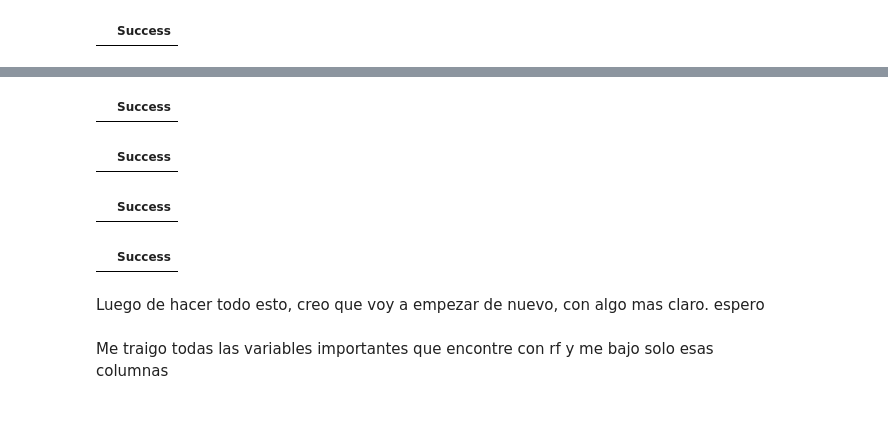
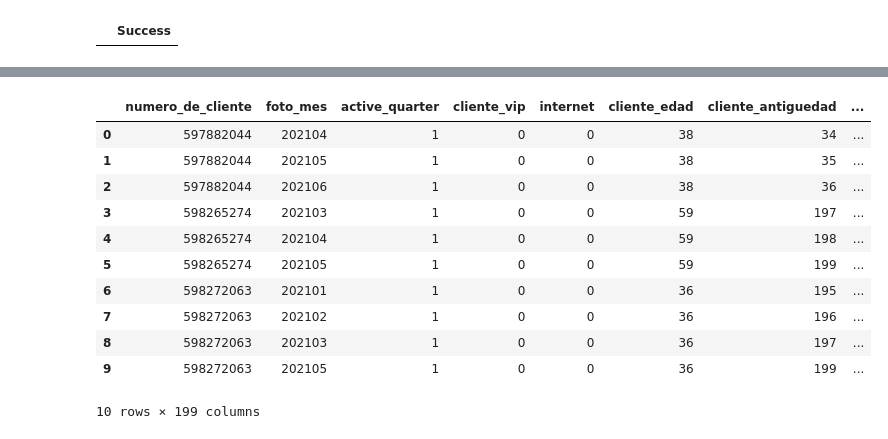
Before and after one commit to dmecoyfin/dmeyf2024, a Jupyter notebook: src/Competencia_1/Feature_Engineering_en_SQL.ipynb, the cells around one changed output, grey strips where cells are left out. Cells and saved outputs as stored; diff of their text form; code cells hidden in the pictures.

Commit message:
avance clusters, solo entreno con variables importantes

```diff
--- a/src/Competencia_1/Feature_Engineering_en_SQL.ipynb
+++ b/src/Competencia_1/Feature_Engineering_en_SQL.ipynb
@@ -1536,28 +598,17 @@ COPY competencia_01_suma_division TO '../../../datasets/competencia_01_suma_divi
-# %%
-%%sql
-COPY competencia_01_lag_delta TO '../../../datasets/competencia_01_lag_delta.csv' (FORMAT CSV, HEADER TRUE)
-# %% [output]
-|  | Success |
-# %%
-%%sql
-COPY competencia_01_avg TO '../../../datasets/competencia_01_avg.csv' (FORMAT CSV, HEADER TRUE)
-# %% [output]
-|  | Success |
-# %%
-%%sql
-COPY competencia_01_regr_slope TO '../../../datasets/competencia_01_regr_slope.csv' (FORMAT CSV, HEADER TRUE)
-# %% [output]
-|  | Success |
-# %%
-%%sql
-COPY competencia_01_percent_rank TO '../../../datasets/competencia_01_percent_rank.csv' (FORMAT CSV, HEADER TRUE)
-# %% [output]
-|  | Success |
-# %% [markdown]
-Luego de hacer todo esto, creo que voy a empezar de nuevo, con algo mas claro. espero
 # %%
 %%sql
 select * from competencia_01_fe
-where foto_mes=202104
+limit 10
+# %% [output]
+|  | numero_de_cliente | foto_mes | active_quarter | cliente_vip | internet | cliente_edad | cliente_antiguedad | ... |
+| 0 | 597882044 | 202104 | 1 | 0 | 0 | 38 | 34 | ... |
+| 1 | 597882044 | 202105 | 1 | 0 | 0 | 38 | 35 | ... |
+| 2 | 597882044 | 202106 | 1 | 0 | 0 | 38 | 36 | ... |
+| 3 | 598265274 | 202103 | 1 | 0 | 0 | 59 | 197 | ... |
+| 4 | 598265274 | 202104 | 1 | 0 | 0 | 59 | 198 | ... |
+| 5 | 598265274 | 202105 | 1 | 0 | 0 | 59 | 199 | ... |
+| 6 | 598272063 | 202101 | 1 | 0 | 0 | 36 | 195 | ... |
+| 7 | 598272063 | 202102 | 1 | 0 | 0 | 36 | 196 | ... |
+| 8 | 598272063 | 202103 | 1 | 0 | 0 | 36 | 197 | ... |
+| 9 | 598272063 | 202105 | 1 | 0 | 0 | 36 | 199 | ... |
+10 rows × 199 columns
-# %% [markdown]
-Me traigo todas las variables importantes que encontre con rf y me bajo solo esas columnas
```
Also changed, not shown: parts of 41 cells of this notebook, 1 other file.
